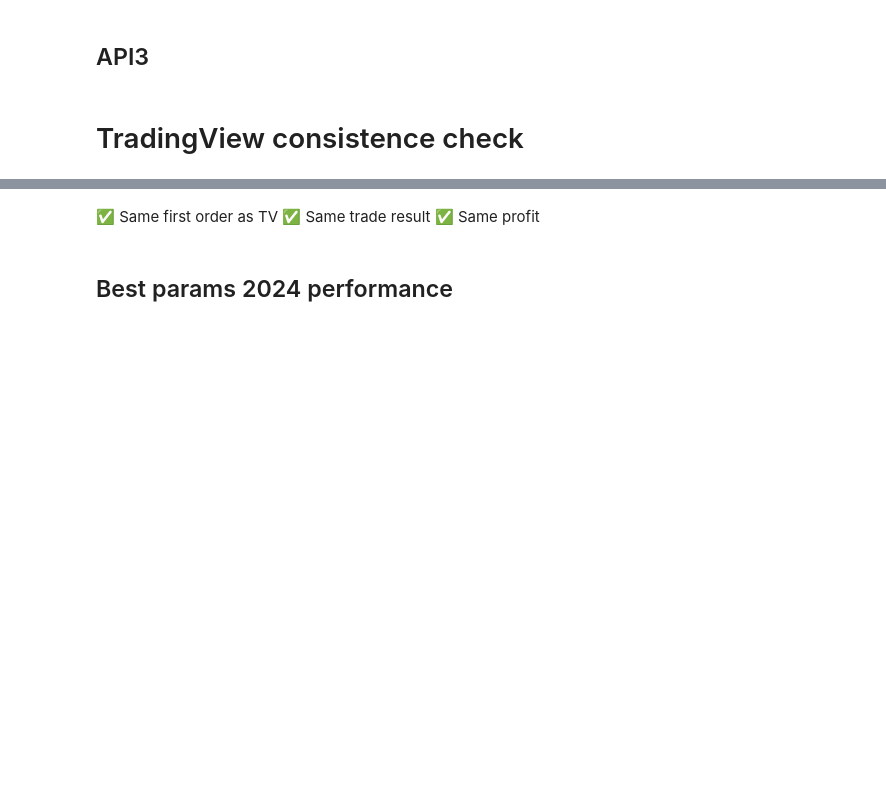
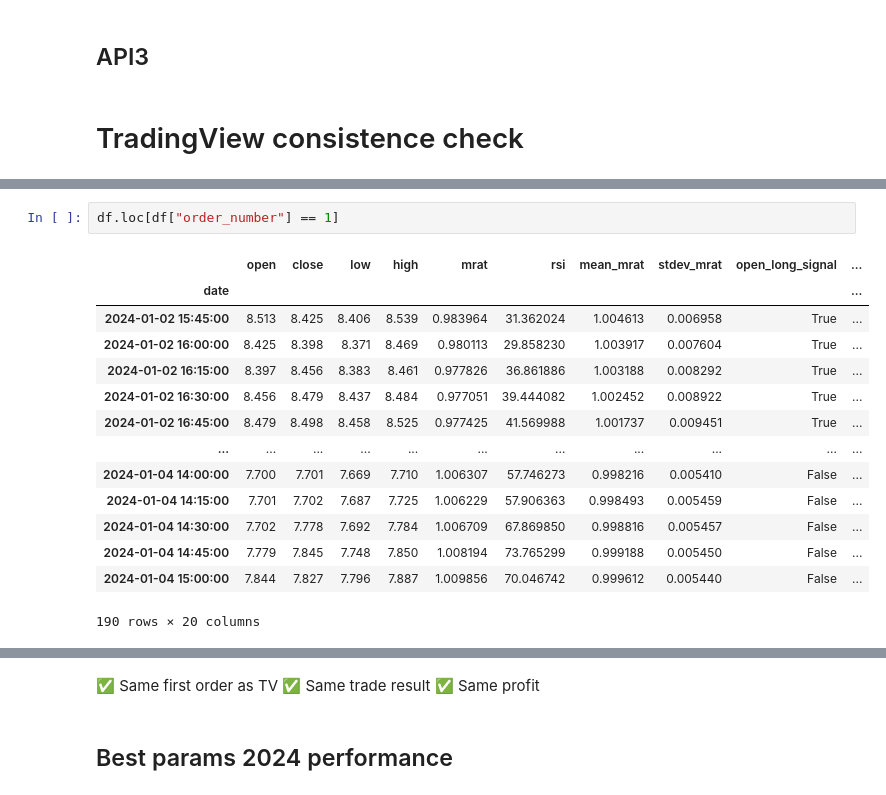
Before and after one commit to thomasclem/autotrade, a Jupyter notebook: strategies/mrat/opti_long_mrat.ipynb, the cells around one changed output, grey strips where cells are left out. Cells and saved outputs as stored; diff of their text form; blank space fills up the shorter version.

```diff
--- a/strategies/mrat/opti_long_mrat.ipynb
+++ b/strategies/mrat/opti_long_mrat.ipynb
@@ -330,3 +338,20 @@ df.loc[df["order_number"] == 1].iloc[[0,-1],:]
+# %%
+df.loc[df["order_number"] == 1]
+# %% [output]
+|  | open | close | low | high | mrat | rsi | mean_mrat | stdev_mrat | open_long_signal | ... |
+| date |  |  |  |  |  |  |  |  |  | ... |
+| 2024-01-02 15:45:00 | 8.513 | 8.425 | 8.406 | 8.539 | 0.983964 | 31.362024 | 1.004613 | 0.006958 | True | ... |
+| 2024-01-02 16:00:00 | 8.425 | 8.398 | 8.371 | 8.469 | 0.980113 | 29.858230 | 1.003917 | 0.007604 | True | ... |
+| 2024-01-02 16:15:00 | 8.397 | 8.456 | 8.383 | 8.461 | 0.977826 | 36.861886 | 1.003188 | 0.008292 | True | ... |
+| 2024-01-02 16:30:00 | 8.456 | 8.479 | 8.437 | 8.484 | 0.977051 | 39.444082 | 1.002452 | 0.008922 | True | ... |
+| 2024-01-02 16:45:00 | 8.479 | 8.498 | 8.458 | 8.525 | 0.977425 | 41.569988 | 1.001737 | 0.009451 | True | ... |
+| ... | ... | ... | ... | ... | ... | ... | ... | ... | ... | ... |
+| 2024-01-04 14:00:00 | 7.700 | 7.701 | 7.669 | 7.710 | 1.006307 | 57.746273 | 0.998216 | 0.005410 | False | ... |
+| 2024-01-04 14:15:00 | 7.701 | 7.702 | 7.687 | 7.725 | 1.006229 | 57.906363 | 0.998493 | 0.005459 | False | ... |
+| 2024-01-04 14:30:00 | 7.702 | 7.778 | 7.692 | 7.784 | 1.006709 | 67.869850 | 0.998816 | 0.005457 | False | ... |
+| 2024-01-04 14:45:00 | 7.779 | 7.845 | 7.748 | 7.850 | 1.008194 | 73.765299 | 0.999188 | 0.005450 | False | ... |
+| 2024-01-04 15:00:00 | 7.844 | 7.827 | 7.796 | 7.887 | 1.009856 | 70.046742 | 0.999612 | 0.005440 | False | ... |
+190 rows × 20 columns
 # %%
 df.loc[df["order_number"] == df["order_number"].max() - 1].iloc[[0,-1],:]
 # %% [output]
```
Also changed, not shown: parts of 21 cells of this notebook, 32 other files.
